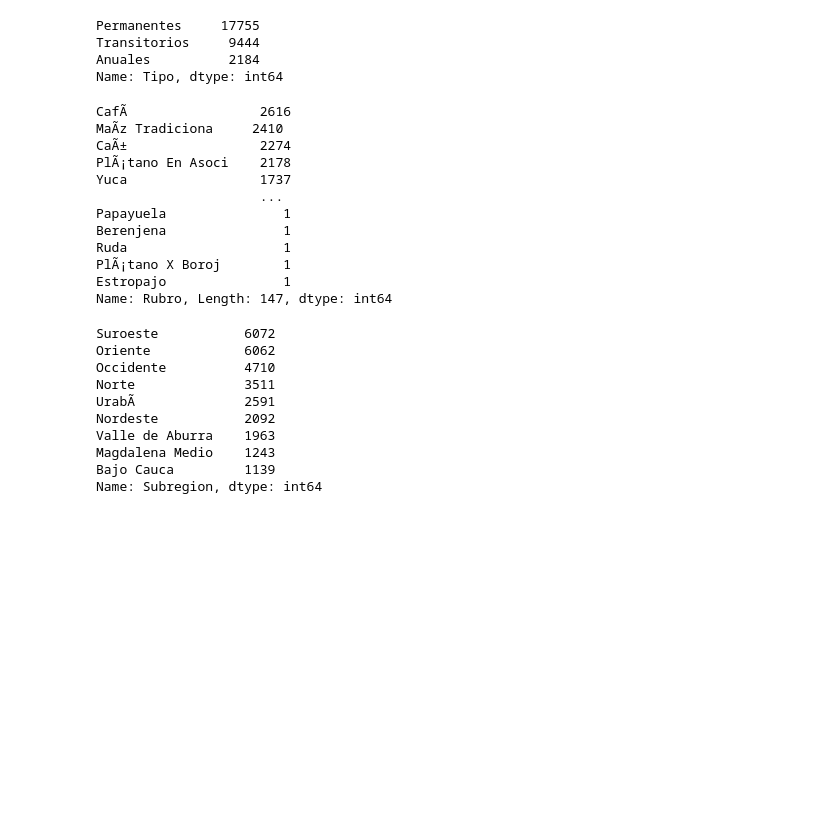
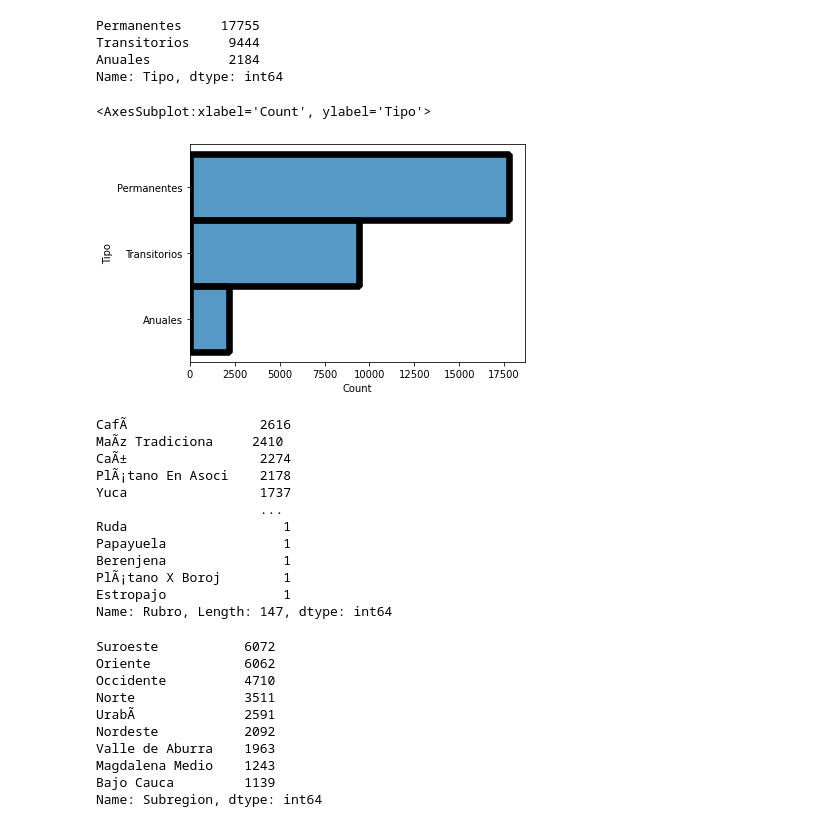
Before and after one commit to AndresPerez-n/MLxE, a Jupyter notebook: Proyecto 6/Untitled.ipynb, the cells around one changed output. Cells and saved outputs as stored; diff of their text form; code cells hidden in the pictures; blank space fills up the shorter version.

```diff
--- a/Proyecto 6/Untitled.ipynb
+++ b/Proyecto 6/Untitled.ipynb
@@ -43,8 +47,13 @@ Permanentes     17755
 Transitorios     9444
 Anuales          2184
 Name: Tipo, dtype: int64
+# %%
+sns.histplot(data=df_agricola_antioquia,y='Tipo')
+# %% [output]
+<AxesSubplot:xlabel='Count', ylabel='Tipo'>
+[figure, added]
 # %%
-df_agricola_antioquia['Rubro'] .value_counts()
+df_agricola_antioquia['Rubro'] .value_counts().
 # %% [output]
 CafÃ                 2616
 MaÃ­z Tradiciona     2410
@@ -52,9 +61,9 @@ CaÃ±                 2274
 PlÃ¡tano En Asoci    2178
 Yuca                 1737
                      ...
+Ruda                    1
 Papayuela               1
 Berenjena               1
-Ruda                    1
 PlÃ¡tano X Boroj        1
 Estropajo               1
 Name: Rubro, Length: 147, dtype: int64
```
Also changed, not shown: parts of 5 cells of this notebook.
